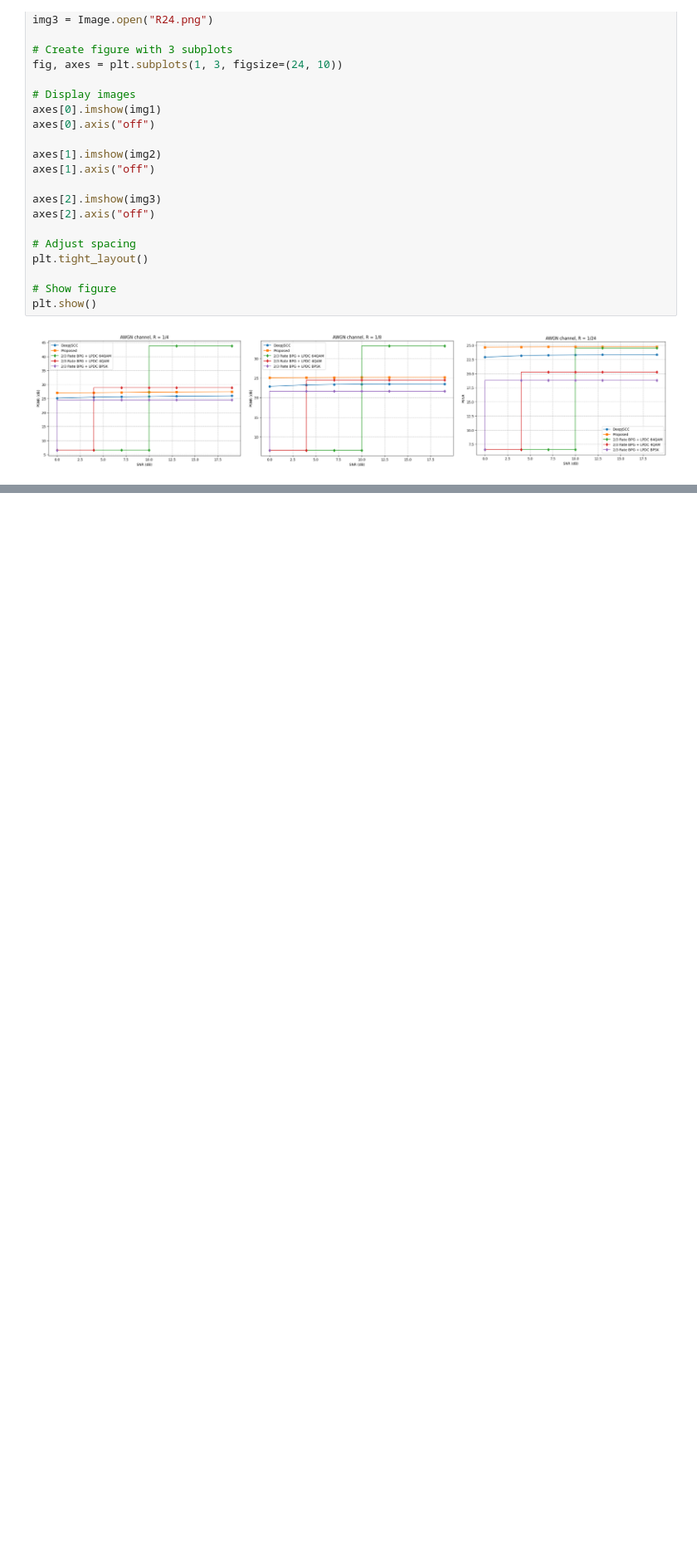
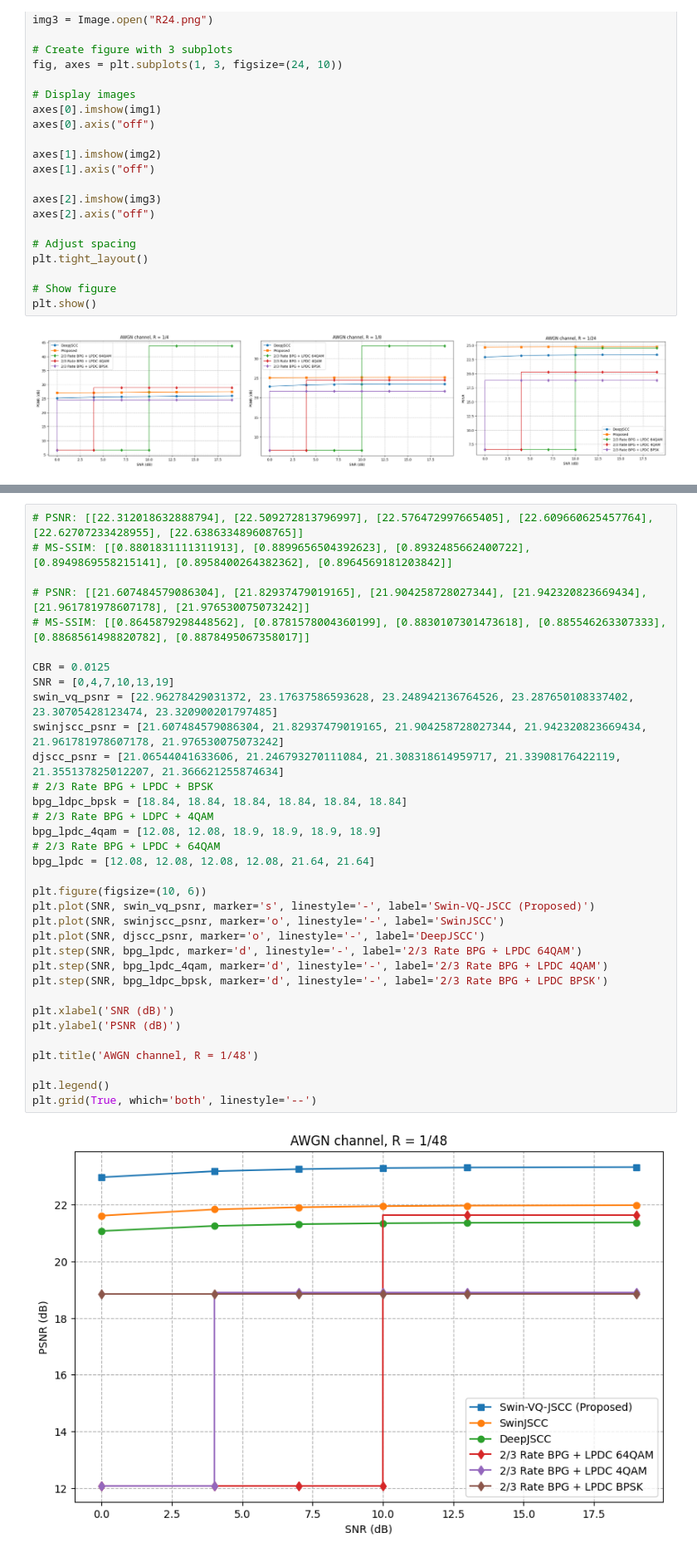
Before and after one commit to HaruKatou/Swin-VQ-JSCC_implementation, a Jupyter notebook: src/inference.ipynb, the cells around one changed output, grey strips where cells are left out. Shown at 83% size. Saved outputs shown, nothing was run; the diff lists cells and outputs as text; blank space fills up the shorter version.

```diff
--- a/src/inference.ipynb
+++ b/src/inference.ipynb
@@ -376,0 +357,36 @@ plt.show()
+# %%
+# PSNR: [[22.312018632888794], [22.509272813796997], [22.576472997665405], [22.609660625457764], [22.62707233428955], [22.638633489608765]]
+# MS-SSIM: [[0.8801831111311913], [0.8899656504392623], [0.8932485662400722], [0.8949869558215141], [0.8958400264382362], [0.8964569181203842]]
+
+# PSNR: [[21.607484579086304], [21.82937479019165], [21.904258728027344], [21.942320823669434], [21.961781978607178], [21.976530075073242]]
+# MS-SSIM: [[0.8645879298448562], [0.8781578004360199], [0.8830107301473618], [0.885546263307333], [0.8868561498820782], [0.8878495067358017]]
+
+CBR = 0.0125
+SNR = [0,4,7,10,13,19]
+swin_vq_psnr = [22.96278429031372, 23.17637586593628, 23.248942136764526, 23.287650108337402, 23.30705428123474, 23.320900201797485]
+swinjscc_psnr = [21.607484579086304, 21.82937479019165, 21.904258728027344, 21.942320823669434, 21.961781978607178, 21.976530075073242]
+djscc_psnr = [21.06544041633606, 21.246793270111084, 21.308318614959717, 21.33908176422119, 21.355137825012207, 21.366621255874634]
+# 2/3 Rate BPG + LPDC + BPSK
+bpg_ldpc_bpsk = [18.84, 18.84, 18.84, 18.84, 18.84, 18.84]
+# 2/3 Rate BPG + LDPC + 4QAM
+bpg_lpdc_4qam = [12.08, 12.08, 18.9, 18.9, 18.9, 18.9]
+# 2/3 Rate BPG + LPDC + 64QAM
+bpg_lpdc = [12.08, 12.08, 12.08, 12.08, 21.64, 21.64]
+
+plt.figure(figsize=(10, 6))
+plt.plot(SNR, swin_vq_psnr, marker='s', linestyle='-', label='Swin-VQ-JSCC (Proposed)')
+plt.plot(SNR, swinjscc_psnr, marker='o', linestyle='-', label='SwinJSCC')
+plt.plot(SNR, djscc_psnr, marker='o', linestyle='-', label='DeepJSCC')
+plt.step(SNR, bpg_lpdc, marker='d', linestyle='-', label='2/3 Rate BPG + LPDC 64QAM')
+plt.step(SNR, bpg_lpdc_4qam, marker='d', linestyle='-', label='2/3 Rate BPG + LPDC 4QAM')
+plt.step(SNR, bpg_ldpc_bpsk, marker='d', linestyle='-', label='2/3 Rate BPG + LPDC BPSK')
+
+plt.xlabel('SNR (dB)')
+plt.ylabel('PSNR (dB)')
+
+plt.title('AWGN channel, R = 1/48')
+
+plt.legend()
+plt.grid(True, which='both', linestyle='--')
+# %% [output]
+[figure, added]
```
Also changed, not shown: parts of 15 cells of this notebook, 11 other files.
